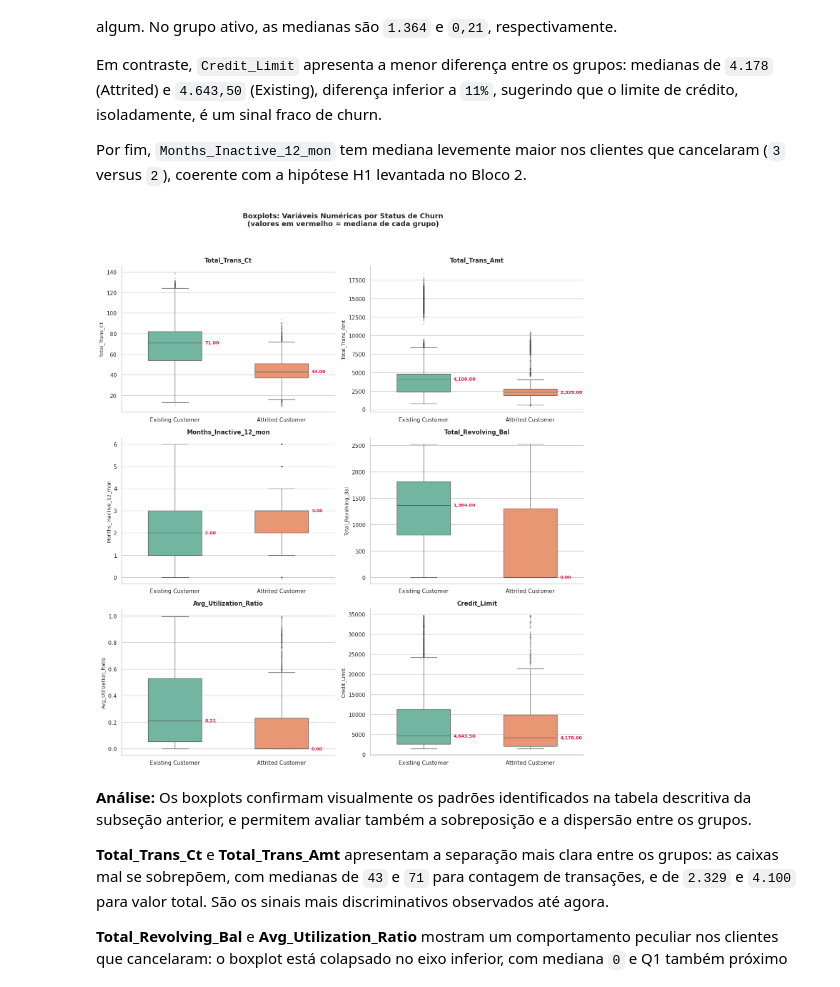
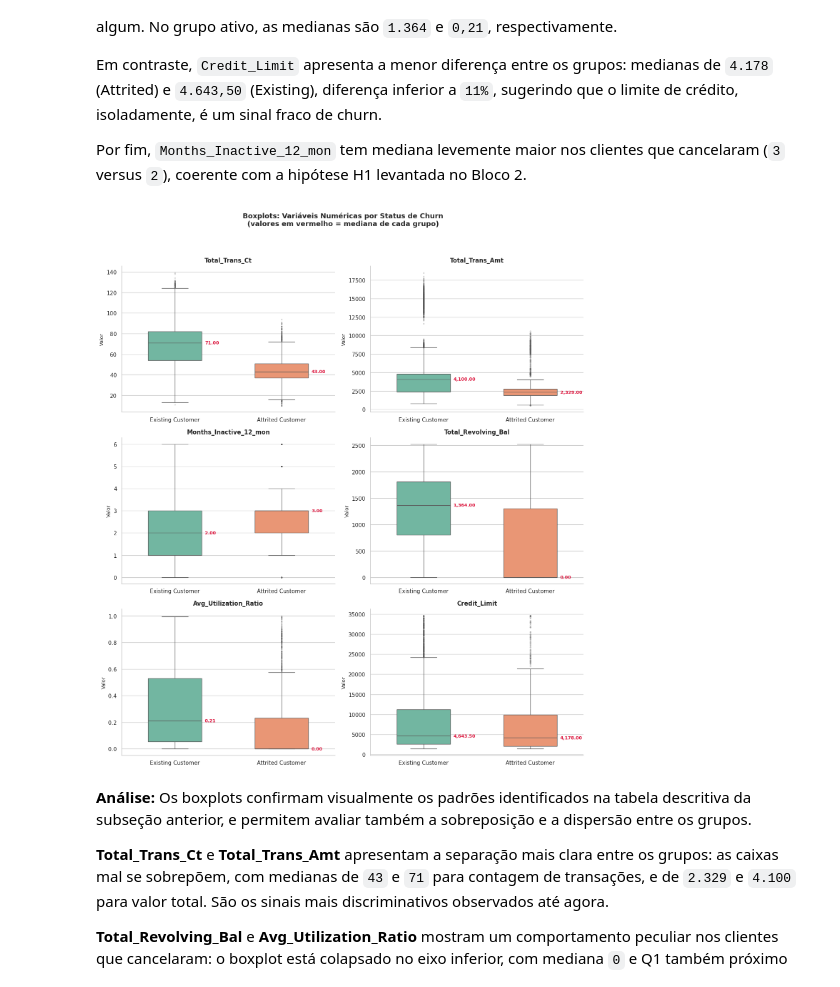
Before and after one commit to diogorblessa/mvp-credit-card-churn, a Jupyter notebook: notebooks/mvp_eda_preprocessing.ipynb, the cells around one changed output. Drawn from its saved outputs; the diff is of its cells as text; code cells hidden in the pictures.

```diff
--- a/notebooks/mvp_eda_preprocessing.ipynb
+++ b/notebooks/mvp_eda_preprocessing.ipynb
@@ -690,35 +724,35 @@ variaveis_boxplot = ['Total_Trans_Ct', 'Total_Trans_Amt',
                      'Avg_Utilization_Ratio', 'Credit_Limit']
 
 # Ordem fixa: garante que a anotacao de mediana apareça na caixa correta
 ordem_grupos = ['Existing Customer', 'Attrited Customer']
 
 fig, axes = plt.subplots(3, 2, figsize=(14, 16))
 axes = axes.flatten()
 
 for i, col in enumerate(variaveis_boxplot):
     sns.boxplot(data=df, x='Attrition_Flag', y=col, ax=axes[i],
                 palette='Set2', width=0.5, order=ordem_grupos,
                 flierprops=dict(marker='o', markersize=2, alpha=0.3))
 
     axes[i].set_title(col, fontsize=12, fontweight='bold', pad=8)
     axes[i].set_xlabel('')
-    axes[i].set_ylabel(col, fontsize=10)
+    axes[i].set_ylabel('Valor', fontsize=10)
 
     # Anotar medianas — usar a mesma ordem do eixo x (ordem_grupos)
     medianas = df.groupby('Attrition_Flag')[col].median()
     for j, grupo in enumerate(ordem_grupos):
         axes[i].text(j + 0.28, medianas[grupo], f'{medianas[grupo]:,.2f}',
                      ha='left', va='center', fontsize=9,
                      fontweight='bold', color='crimson')
 
 plt.suptitle('Boxplots: Variáveis Numéricas por Status de Churn\n'
              '(valores em vermelho = mediana de cada grupo)',
              fontsize=14, fontweight='bold')
 sns.despine(fig=fig)
 plt.tight_layout(rect=[0, 0, 1, 0.95])
 plt.show()
 # %% [output]
-[figure, old version]
+[figure, new version]
 # %% [markdown]
 **Análise:** Os boxplots confirmam visualmente os padrões identificados na tabela descritiva da subseção anterior, e permitem avaliar também a sobreposição e a dispersão entre os grupos.
 
```
Also changed, not shown: parts of 33 cells of this notebook.
